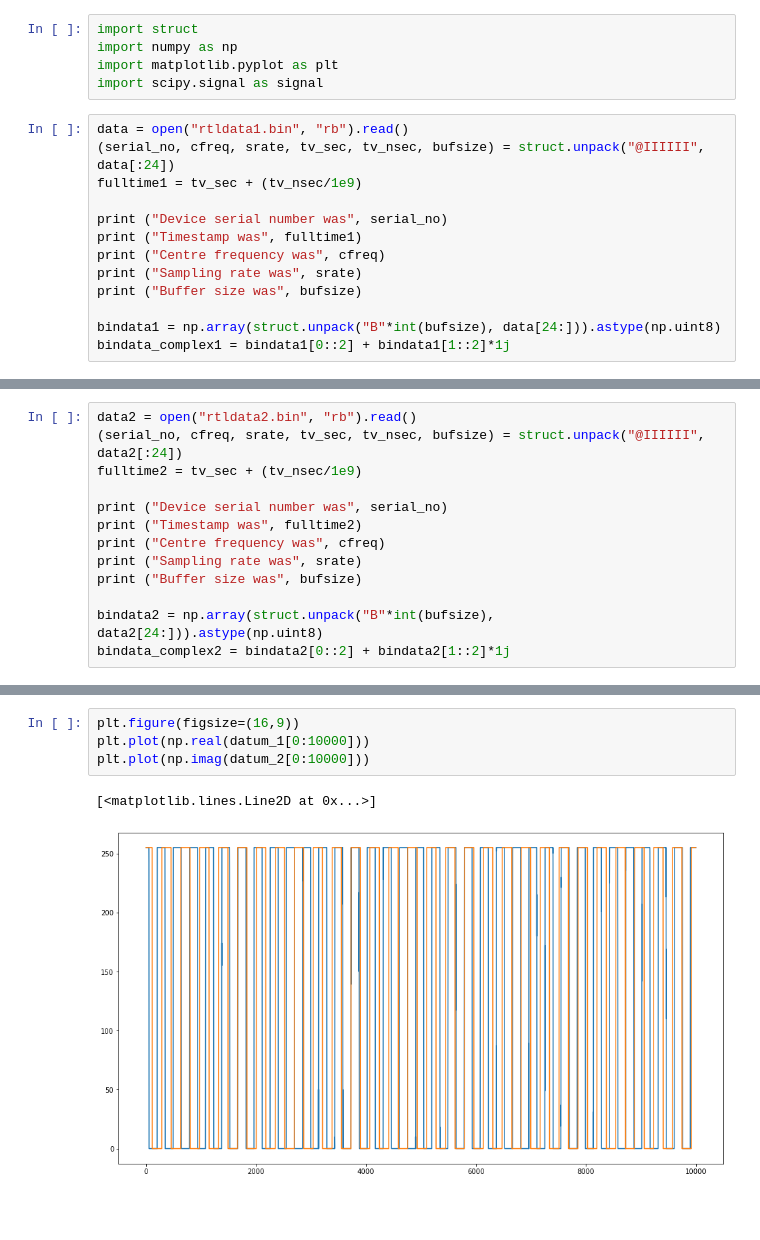
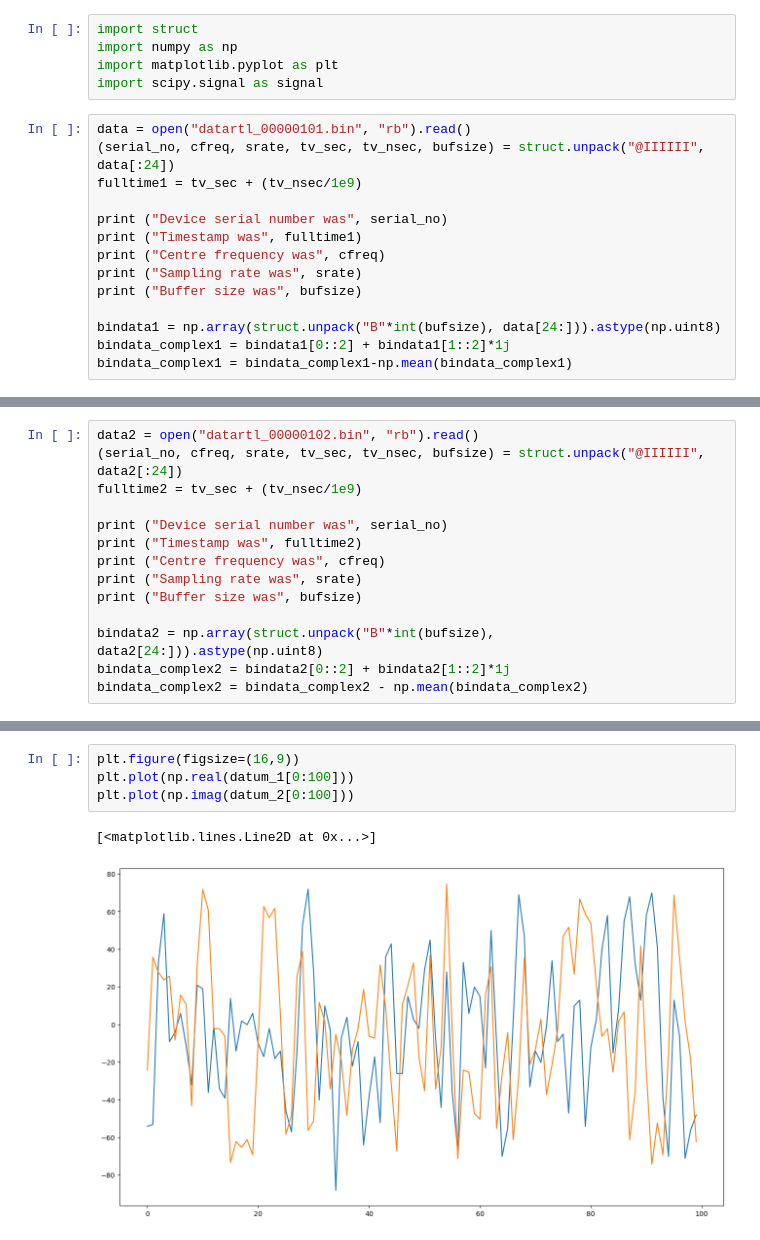
Before and after one commit to VU3VWB/rtlsdr_codes, a Jupyter notebook: sdr_correlator/Read_binarydata_FFT_correlate.ipynb, the cells around one changed output, grey strips where cells are left out. Cells and saved outputs as stored; diff of their text form; blank space fills up the shorter version.

```diff
--- a/sdr_correlator/Read_binarydata_FFT_correlate.ipynb
+++ b/sdr_correlator/Read_binarydata_FFT_correlate.ipynb
@@ -4,7 +4,7 @@ import numpy as np
 import matplotlib.pyplot as plt
 import scipy.signal as signal
 # %%
-data = open("rtldata1.bin", "rb").read()
+data = open("datartl_00000101.bin", "rb").read()
 (serial_no, cfreq, srate, tv_sec, tv_nsec, bufsize) = struct.unpack("@IIIIII", data[:24])
 fulltime1 = tv_sec + (tv_nsec/1e9)
 
@@ -16,4 +16,5 @@ print ("Buffer size was", bufsize)
 
 bindata1 = np.array(struct.unpack("B"*int(bufsize), data[24:])).astype(np.uint8)
 bindata_complex1 = bindata1[0::2] + bindata1[1::2]*1j
+bindata_complex1 = bindata_complex1-np.mean(bindata_complex1)
 # %% [output]
@@ -29,5 +30,5 @@ struct.unpack("B"*int(bufsize), data[24:])[0:10]
 # %%
-data2 = open("rtldata2.bin", "rb").read()
+data2 = open("datartl_00000102.bin", "rb").read()
 (serial_no, cfreq, srate, tv_sec, tv_nsec, bufsize) = struct.unpack("@IIIIII", data2[:24])
 fulltime2 = tv_sec + (tv_nsec/1e9)
 
@@ -39,4 +40,5 @@ print ("Buffer size was", bufsize)
 
 bindata2 = np.array(struct.unpack("B"*int(bufsize), data2[24:])).astype(np.uint8)
 bindata_complex2 = bindata2[0::2] + bindata2[1::2]*1j
+bindata_complex2 = bindata_complex2 - np.mean(bindata_complex2)
 # %% [output]
@@ -97,7 +99,7 @@ plt.plot(np.abs(np.fft.ifftshift(np.fft.ifft(cross_spec_raw))))
 # %%
 plt.figure(figsize=(16,9))
-plt.plot(np.real(datum_1[0:10000]))
-plt.plot(np.imag(datum_2[0:10000]))
+plt.plot(np.real(datum_1[0:100]))
+plt.plot(np.imag(datum_2[0:100]))
 # %% [output]
 [<matplotlib.lines.Line2D at 0x...>]
-[figure, old version]
+[figure, new version]
```
Also changed, not shown: parts of 8 cells of this notebook, 3 other files.
